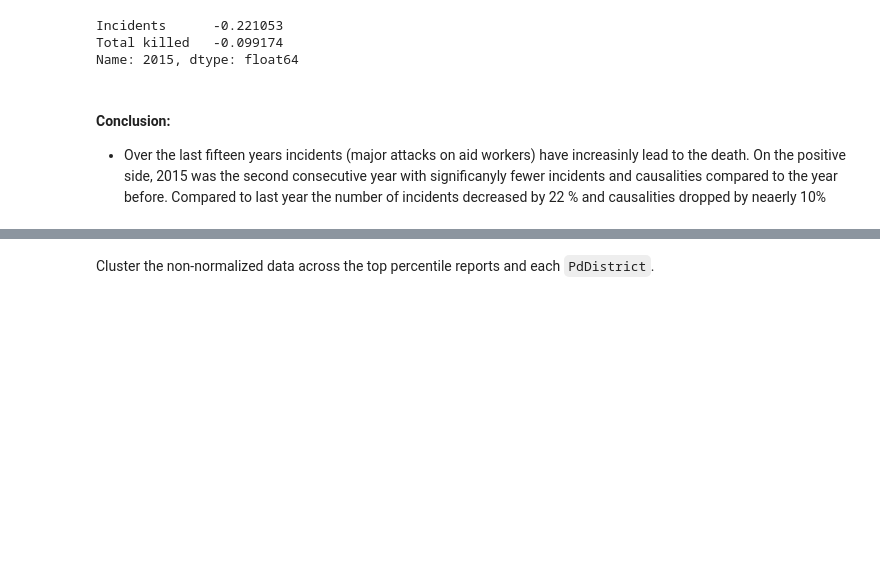
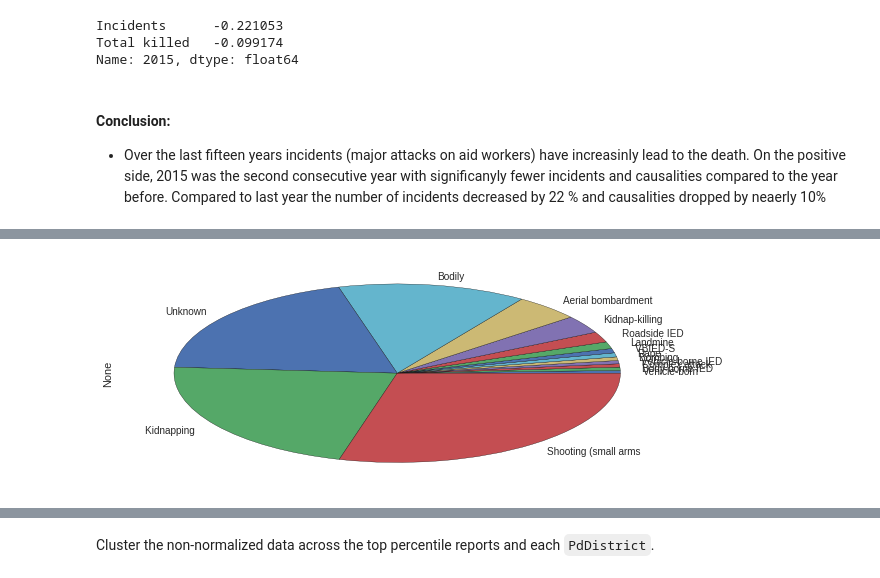
Before and after one commit to philippschw/Humanitarian_Security, a Jupyter notebook: Humanitarian Security Incidents_aidworkersecurity.org.ipynb, the cells around one changed output, grey strips where cells are left out. Drawn from its saved outputs; the diff is of its cells as text; code cells hidden in the pictures; blank space fills up the shorter version.

```diff
--- a/Humanitarian Security Incidents_aidworkersecurity.org.ipynb
+++ b/Humanitarian Security Incidents_aidworkersecurity.org.ipynb
@@ -263 +302,5 @@ pp(dict(dic_means_attack.items()))
+# %%
+l.plot.pie();
+# %% [output]
+[figure, added]
 # %%
```
Also changed, not shown: parts of 45 cells of this notebook, 3 other files.
